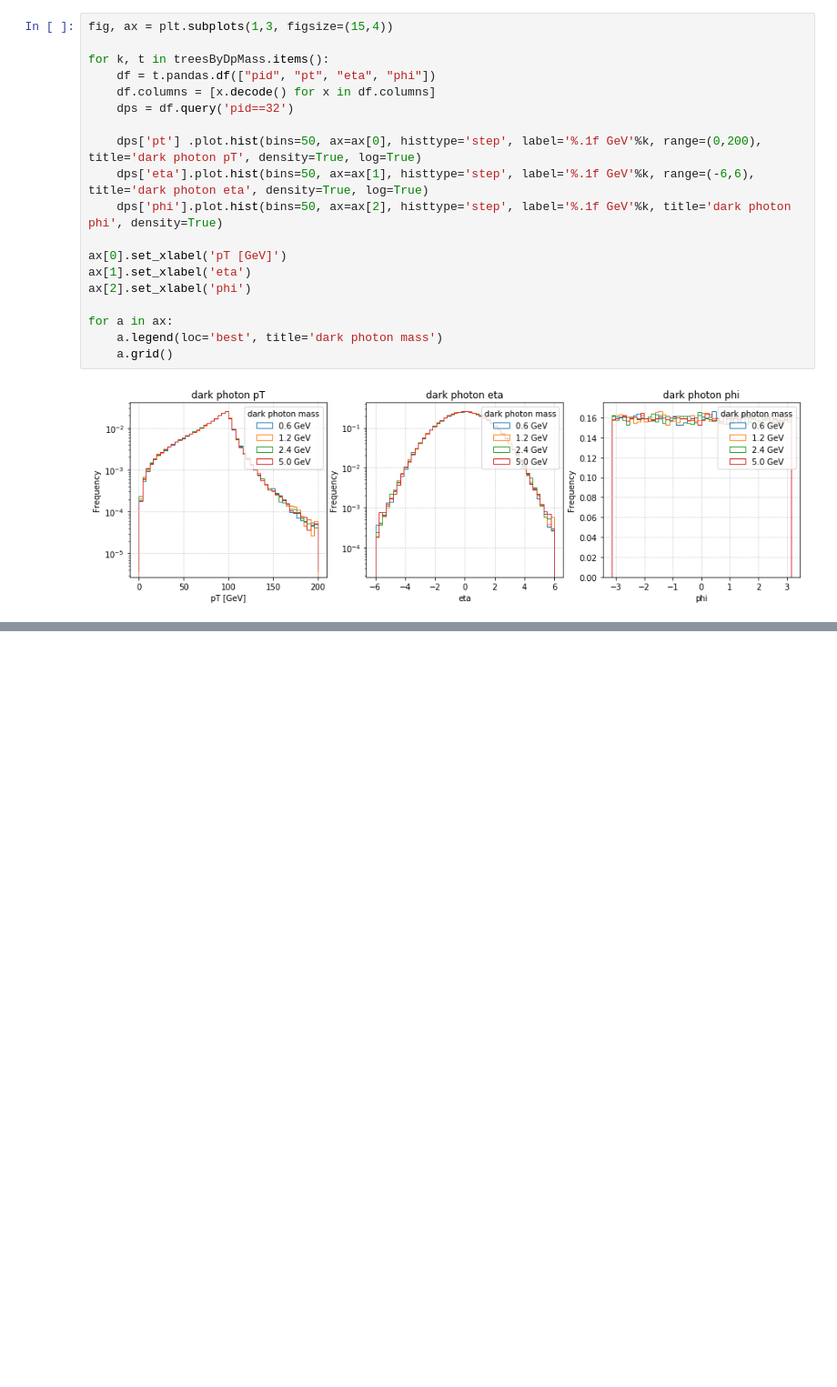
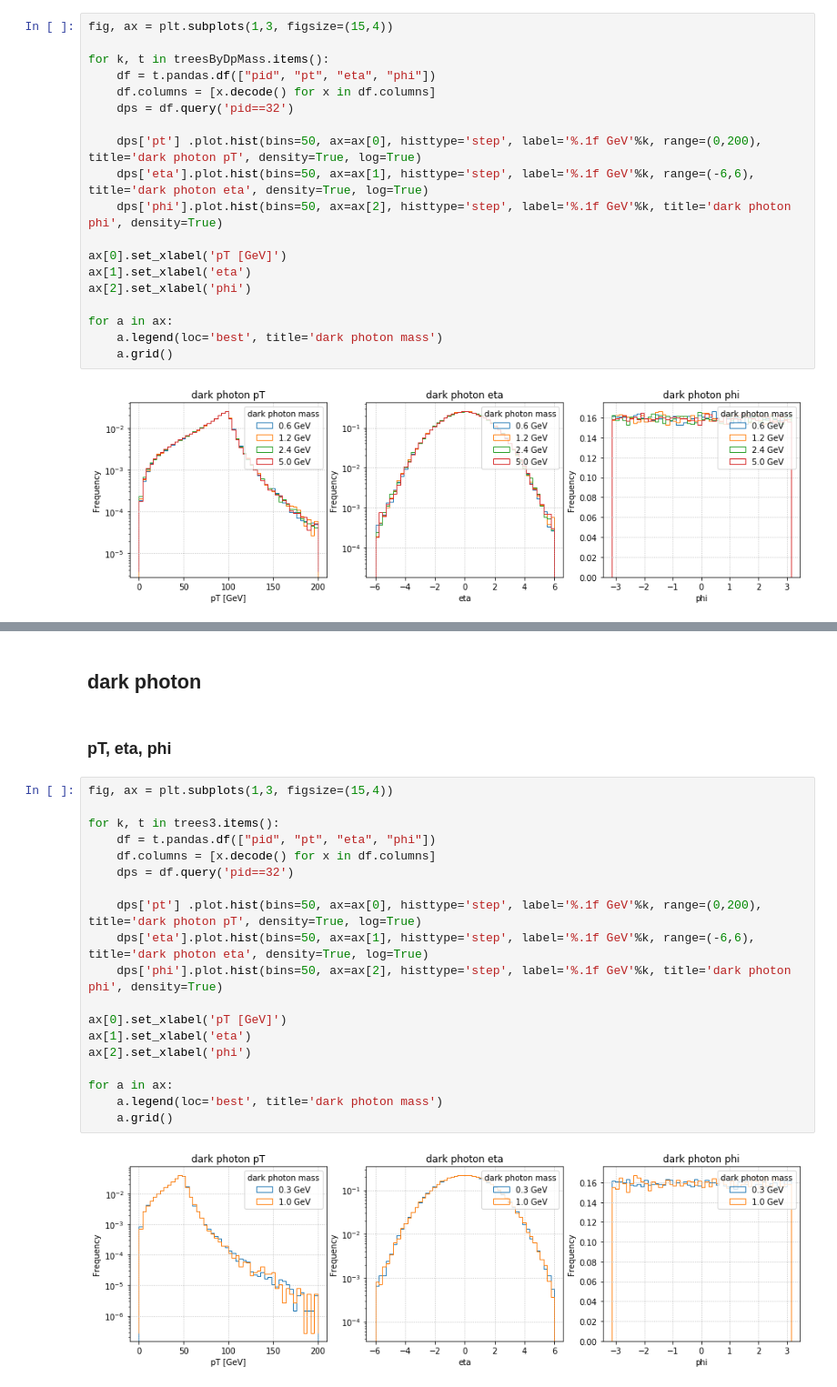
Before and after one commit to afrankenthal/FirefighterAnalysis, a Jupyter notebook: genInfo.ipynb, the cells around one changed output, grey strips where cells are left out. Shown at 91% size. Cells and saved outputs as stored; diff of their text form; blank space fills up the shorter version.

```diff
--- a/genInfo.ipynb
+++ b/genInfo.ipynb
@@ -263,0 +347,25 @@ for a in ax:
+# %% [markdown]
+## dark photon
+# %% [markdown]
+### pT, eta, phi
+# %%
+fig, ax = plt.subplots(1,3, figsize=(15,4))
+
+for k, t in trees3.items():
+    df = t.pandas.df(["pid", "pt", "eta", "phi"])
+    df.columns = [x.decode() for x in df.columns]
+    dps = df.query('pid==32')
+
+    dps['pt'] .plot.hist(bins=50, ax=ax[0], histtype='step', label='%.1f GeV'%k, range=(0,200), title='dark photon pT', density=True, log=True)
+    dps['eta'].plot.hist(bins=50, ax=ax[1], histtype='step', label='%.1f GeV'%k, range=(-6,6), title='dark photon eta', density=True, log=True)
+    dps['phi'].plot.hist(bins=50, ax=ax[2], histtype='step', label='%.1f GeV'%k, title='dark photon phi', density=True)
+
+ax[0].set_xlabel('pT [GeV]')
+ax[1].set_xlabel('eta')
+ax[2].set_xlabel('phi')
+
+for a in ax:
+    a.legend(loc='best', title='dark photon mass')
+    a.grid()
+# %% [output]
+[figure, added]
```
Also changed, not shown: parts of 10 cells of this notebook.
